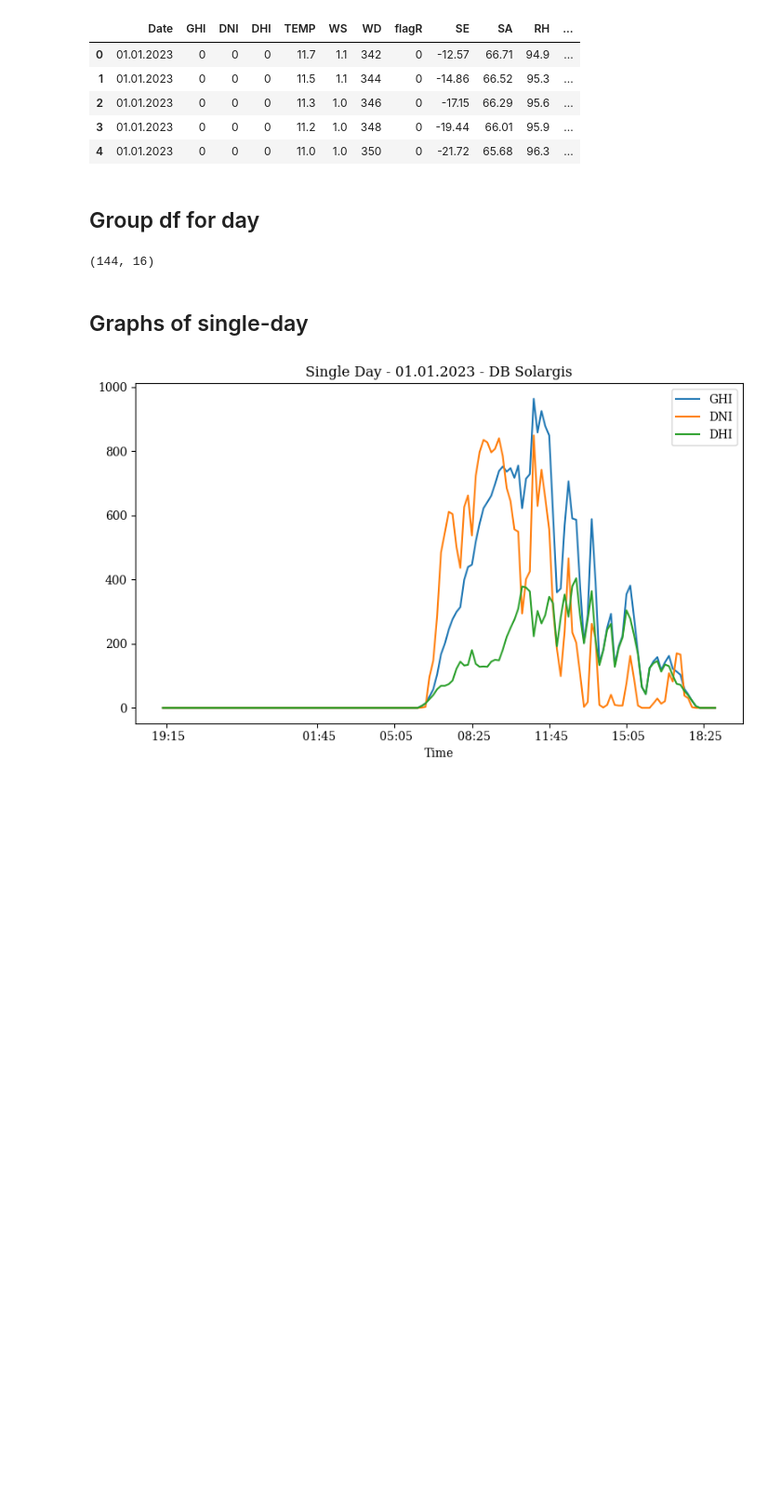
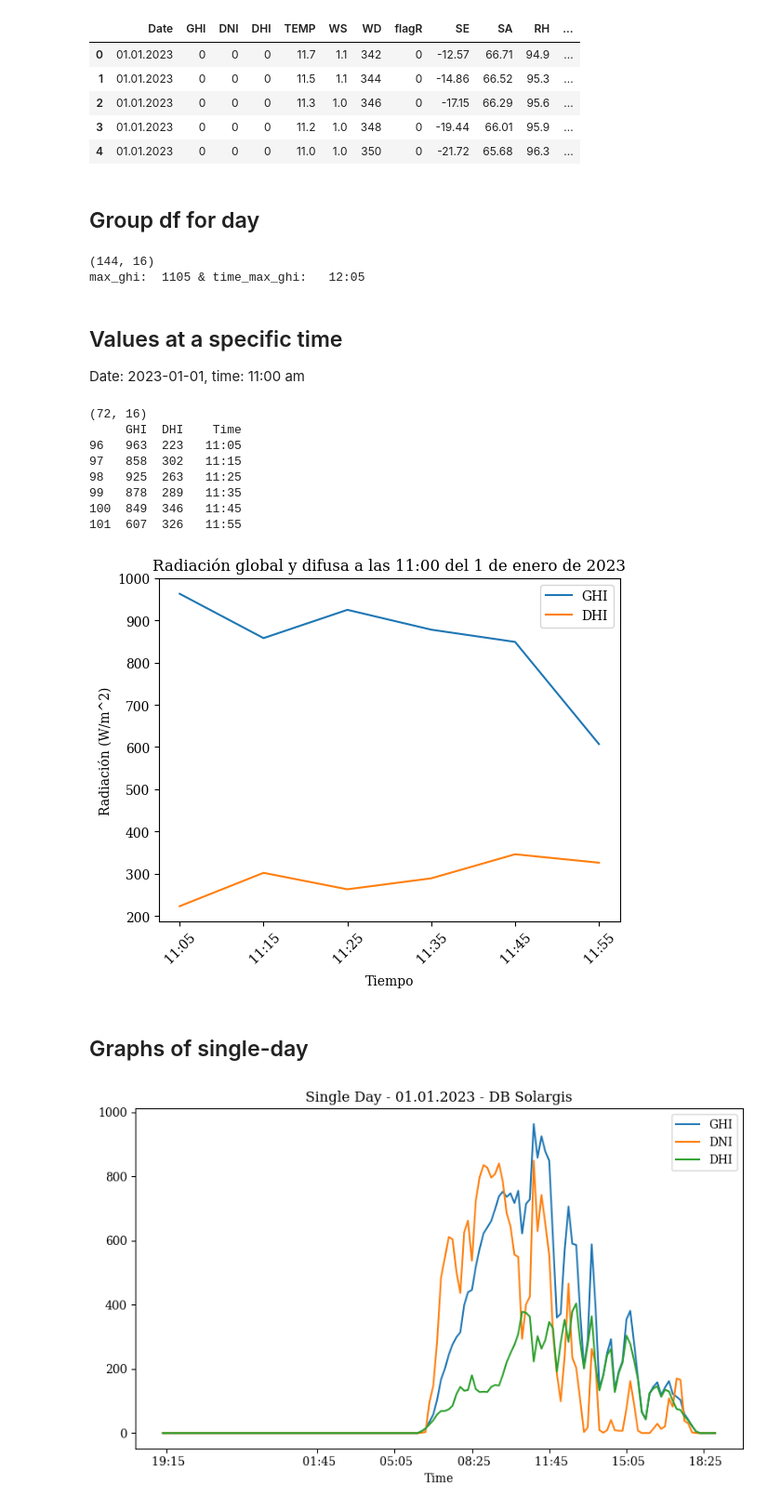
Before and after one commit to GustavoUNAL/Solar-1.233102--77.292833-, a Jupyter notebook: Notebooks/solargis.ipynb, the cells around one changed output. Shown: that part at 93% size. Cells and saved outputs as stored; diff of their text form; code cells hidden in the pictures; blank space fills up the shorter version.

Commit message:
analiis para las 11:00

```diff
--- a/Notebooks/solargis.ipynb
+++ b/Notebooks/solargis.ipynb
@@ -79,8 +79,53 @@ df.head(5)
 # Buscar en la columna "Date" las filas con el valor "01.01.2023"
 row_day = df.loc[df['Date'] == '01.01.2023']
 print(row_day.shape)
+# Encontrar el valor máximo de la columna 'GHI' en el dataframe
+max_ghi = df['GHI'].max()
+# print("max_ghi: ", max_ghi)
+# Encontrar el tiempo en el que se presentó el valor máximo de 'GHI'
+time_max_ghi = df.loc[df['GHI'] == max_ghi]
+# print(time_max_ghi["Time"])
+print("max_ghi: ", max_ghi, "& time_max_ghi: ", time_max_ghi["Time"].values[0])
 # %% [output]
 (144, 16)
+max_ghi:  1105 & time_max_ghi:   12:05
+# %% [markdown]
+## Values at a specific time
+
+Date: 2023-01-01,
+time: 11:00 am
+# %%
+row_day = row_day.loc[row_day['GHI'] != 0]
+print(row_day.shape)
+# print(row_day.head(5))
+
+# Filtrar todos los valores de 'Time' que contengan '11:'
+filtered_rows_1100 = row_day[row_day['Time'].str.contains('11:')]
+
+# print(filtered_rows_1100)
+
+#Filtrar las columnas 'GHI' y 'DHI' de las filas que contienen '11:'
+print(filtered_rows_1100[['GHI', 'DHI', 'Time']])
+
+# # Graficar la radiación global y difusa para el 1 de enero de 2023 a las 11:00
+plt.plot(filtered_rows_1100['Time'], filtered_rows_1100['GHI'], label='GHI')
+plt.plot(filtered_rows_1100['Time'], filtered_rows_1100['DHI'], label='DHI')
+plt.xlabel('Tiempo')
+plt.ylabel('Radiación (W/m^2)')
+plt.title('Radiación global y difusa a las 11:00 del 1 de enero de 2023')
+plt.legend()
+plt.xticks(rotation=45)
+plt.show()
+# %% [output]
+(72, 16)
+     GHI  DHI    Time
+96   963  223   11:05
+97   858  302   11:15
+98   925  263   11:25
+99   878  289   11:35
+100  849  346   11:45
+101  607  326   11:55
+[figure, added]
 # %% [markdown]
 ## Graphs of single-day
 # %%
```
Also changed, not shown: 3 other files.
